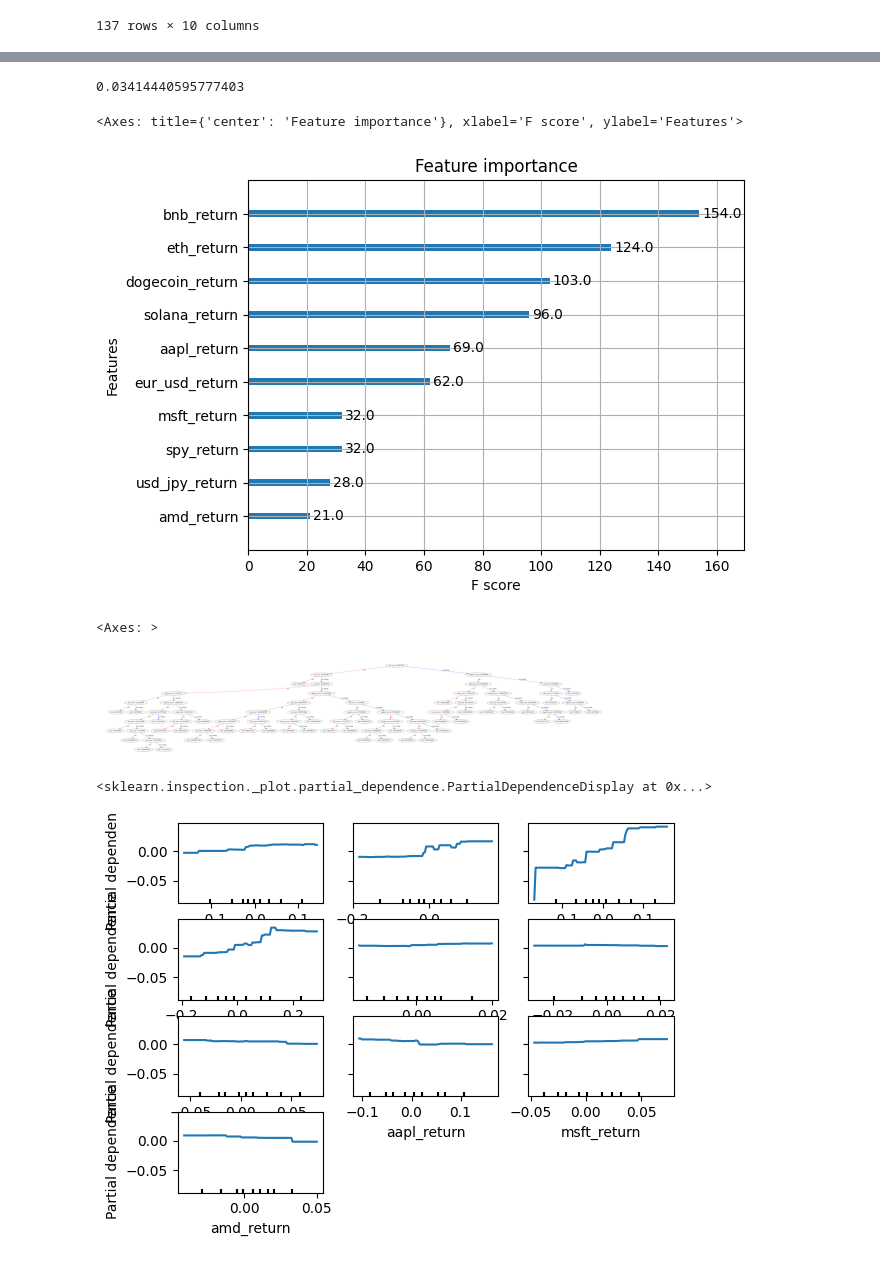
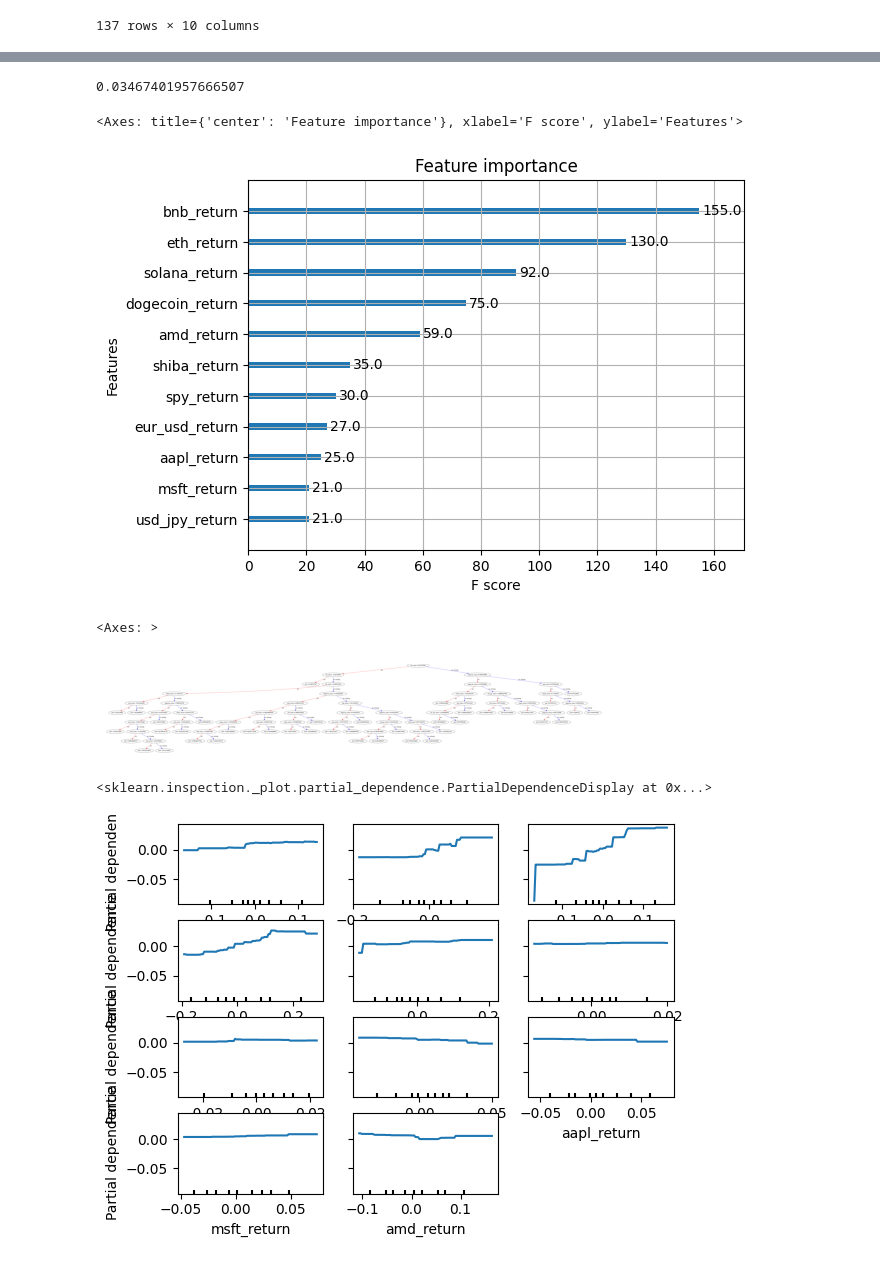
Before and after one commit to outfox330/ML_Models_on_Time_Series, a Jupyter notebook: BTC_FORECAST.ipynb, the cells around one changed output, grey strips where cells are left out. Cells and saved outputs as stored; diff of their text form; code cells hidden in the pictures.

```diff
--- a/BTC_FORECAST.ipynb
+++ b/BTC_FORECAST.ipynb
@@ -487,9 +487,9 @@ df_total
 137 rows × 10 columns
 # %%
 import yfinance as yf
-yf_data = yf.download("SPY AAPL MSFT AMD", start="2022-01-14", end="2024-08-26")['Close']
+yf_data = yf.download("SPY AAPL MSFT AMD CSCO", start="2022-01-14", end="2024-08-26")['Close']
 yf_data = yf_data.reset_index()
-yf_data.columns = ['date','spy','aapl','msft','amd']
+yf_data.columns = ['date','aapl','amd','csco','msft','spy']
 yf_data['date'] = pd.to_datetime(yf_data['date'])
 yf_data = yf_data.sort_values('date')
 yf_data['dayofweek'] = yf_data['date'].dt.dayofweek
@@ -534,6 +534,7 @@ df_total['bnb_return'] = df_total['bnb'].pct_change()
 df_total['dogecoin_return'] = df_total['dogecoin'].pct_change()
 df_total['eth_return'] = df_total['eth'].pct_change()
 df_total['solana_return'] = df_total['solana'].pct_change()
+df_total['shiba_return'] = df_total['shiba'].pct_change()
 df_total['eur_usd_return'] = df_total['eur_usd'].pct_change()
 df_total['usd_jpy_return'] = df_total['usd_jpy'].pct_change()
 df_total['spy_return'] = df_total['spy'].pct_change()
@@ -577,7 +578,7 @@ import statsmodels.api as sm
 
 y = df_total['bitcoin_return']
 
-X = df_total[['bnb_return','dogecoin_return', 'eth_return', 'solana_return',
+X = df_total[['bnb_return','dogecoin_return', 'eth_return', 'solana_return','shiba_return',
               'eur_usd_return','usd_jpy_return','spy_return','aapl_return','msft_return','amd_return']]
 
 X = sm.add_constant(X)
@@ -619,30 +620,30 @@ preds = xg_reg.predict(X_test)
 rmse = mean_squared_error(y_test, preds, squared=False)
 rmse
 # %% [output]
-0.03414440595777403
+0.03467401957666507
 # %%
 xgb.plot_importance(xg_reg)
 # %% [output]
 <Axes: title={'center': 'Feature importance'}, xlabel='F score', ylabel='Features'>
-[figure, old version]
+[figure, new version]
 # %%
 from xgboost import plot_tree
 plot_tree(xg_reg._Booster)
 # %% [output]
 <Axes: >
-[figure, old version]
+[figure, new version]
 # %%
 # from sklearn.inspection import plot_partial_dependence
 from sklearn.inspection import PartialDependenceDisplay
 import matplotlib.pyplot as plt
 
 features = ['bnb_return','dogecoin_return', 'eth_return', 'solana_return','eur_usd_return','usd_jpy_return']
 
 PartialDependenceDisplay.from_estimator(xg_reg, X_train,
-                                                [1, 2,3,4,5,6,7,8,9,10])
+                                                [1, 2,3,4,5,6,7,8,9,10,11])
 # %% [output]
 <sklearn.inspection._plot.partial_dependence.PartialDependenceDisplay at 0x...>
-[figure, old version]
+[figure, new version]
 # %%
 import shap
 
```
Also changed, not shown: parts of 14 cells of this notebook.
